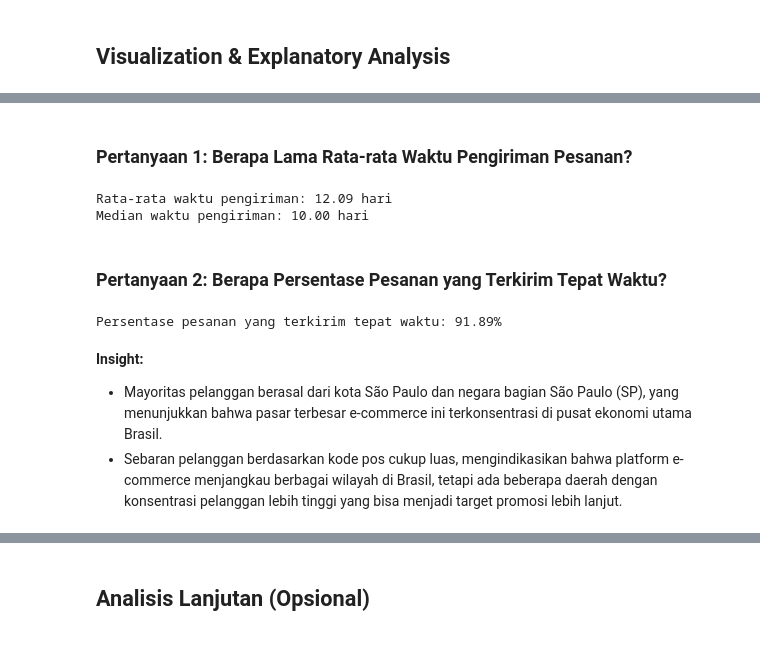
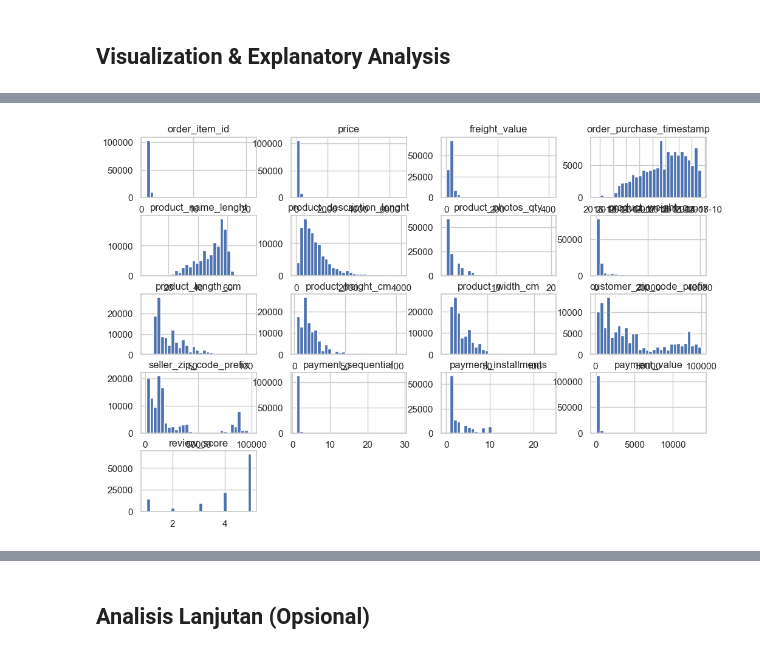
Before and after one commit to bhqialza/analisis-data, a Jupyter notebook: notebook.ipynb, the cells around one changed output, grey strips where cells are left out. Drawn from its saved outputs; the diff is of its cells as text; code cells hidden in the pictures.

Commit message:
Update revisi dashboard Streamlit untuk E-Commerce

```diff
--- a/notebook.ipynb
+++ b/notebook.ipynb
@@ -181,0 +523,11 @@ dtype: int64
+# %%
+import pandas as pd
+
+# Load dataset
+df = pd.read_csv("dashboard/main_data.csv")
+
+# Menghitung jumlah pembelian per produk
+top_products = df.groupby("product_id")["order_item_id"].count().reset_index()
+
+# Mengambil 10 produk teratas
+top_products = top_products.sort_values(by="order_item_id", ascending=False).head(10)
@@ -214,34 +568,6 @@ plt.show()
-# %% [markdown]
-### Pertanyaan 1: Berapa Lama Rata-rata Waktu Pengiriman Pesanan?
-# %%
-# Menghitung rata-rata waktu pengiriman dalam hari
-avg_delivery_time = orders_df['delivery_time'].mean()
-median_delivery_time = orders_df['delivery_time'].median()
-
-# Menampilkan hasil
-print(f"Rata-rata waktu pengiriman: {avg_delivery_time:.2f} hari")
-print(f"Median waktu pengiriman: {median_delivery_time:.2f} hari")
-# %% [output]
-Rata-rata waktu pengiriman: 12.09 hari
-Median waktu pengiriman: 10.00 hari
-# %% [markdown]
-### Pertanyaan 2: Berapa Persentase Pesanan yang Terkirim Tepat Waktu?
-# %%
-# Pastikan kolom bertipe datetime
-orders_df['order_estimated_delivery_date'] = pd.to_datetime(orders_df['order_estimated_delivery_date'])
-orders_df['order_delivered_customer_date'] = pd.to_datetime(orders_df['order_delivered_customer_date'])
-
-# Buat kolom on_time_delivery (True jika pesanan datang sebelum atau tepat waktu)
-orders_df['on_time_delivery'] = orders_df['order_delivered_customer_date'] <= orders_df['order_estimated_delivery_date']
-
-# Hitung persentase pesanan yang terkirim tepat waktu
-on_time_percentage = orders_df['on_time_delivery'].mean() * 100
-
-# Menampilkan hasil
-print(f"Persentase pesanan yang terkirim tepat waktu: {on_time_percentage:.2f}%")
-# %% [output]
-Persentase pesanan yang terkirim tepat waktu: 91.89%
-# %% [markdown]
-**Insight:**
-- Mayoritas pelanggan berasal dari kota São Paulo dan negara bagian São Paulo (SP), yang menunjukkan bahwa pasar terbesar e-commerce ini terkonsentrasi di pusat ekonomi utama Brasil.
-- Sebaran pelanggan berdasarkan kode pos cukup luas, mengindikasikan bahwa platform e-commerce menjangkau berbagai wilayah di Brasil, tetapi ada beberapa daerah dengan konsentrasi pelanggan lebih tinggi yang bisa menjadi target promosi lebih lanjut.
+# %%
+# Histogram untuk melihat distribusi data numerik
+df.hist(figsize=(12,8), bins=30)
+plt.show()
+# %% [output]
+[figure, added]
```
Also changed, not shown: parts of 70 cells of this notebook, 3 other files.
